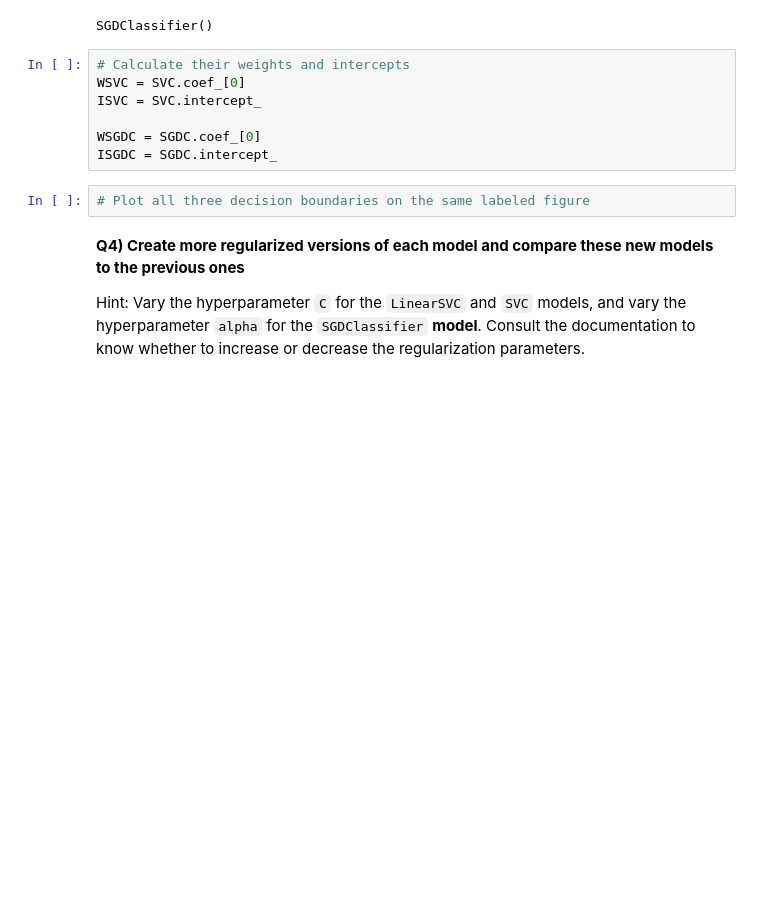
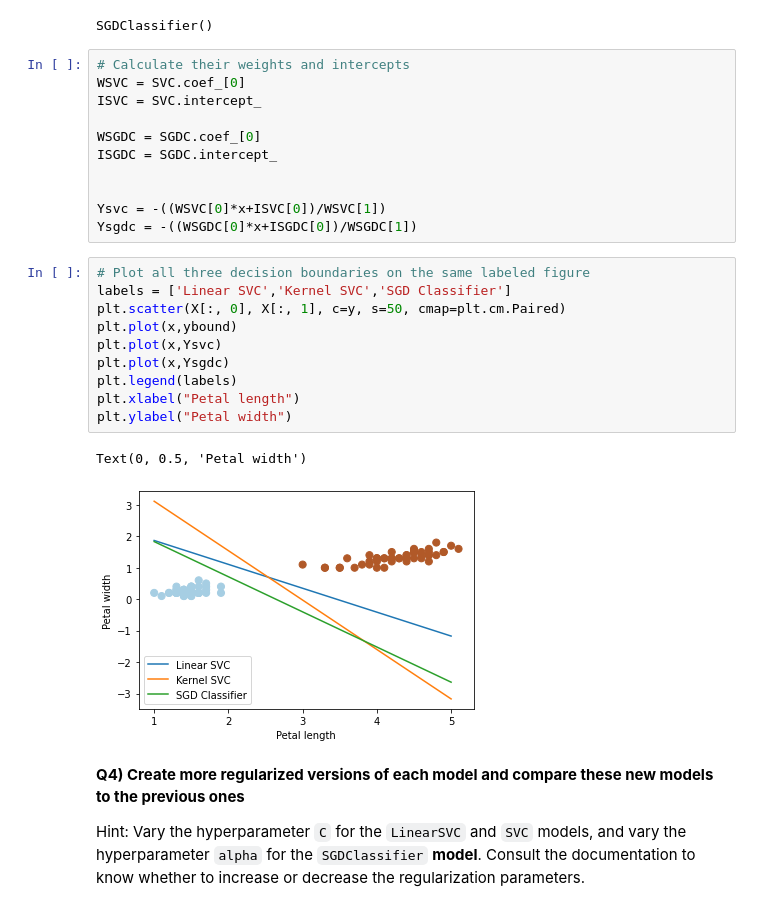
Before and after one commit to JerKeller/2022_ML_Earth_Env_Sci, a Jupyter notebook: S3_1_SVM.ipynb, the cells around one changed output. Drawn from its saved outputs; the diff is of its cells as text; blank space fills up the shorter version.

```diff
--- a/S3_1_SVM.ipynb
+++ b/S3_1_SVM.ipynb
@@ -125,8 +122,23 @@ ISVC = SVC.intercept_
 
 WSGDC = SGDC.coef_[0]
 ISGDC = SGDC.intercept_
+
+
+Ysvc = -((WSVC[0]*x+ISVC[0])/WSVC[1])
+Ysgdc = -((WSGDC[0]*x+ISGDC[0])/WSGDC[1])
-# %%
-# Plot all three decision boundaries on the same labeled figure
+# %%
+# Plot all three decision boundaries on the same labeled figure
+labels = ['Linear SVC','Kernel SVC','SGD Classifier']
+plt.scatter(X[:, 0], X[:, 1], c=y, s=50, cmap=plt.cm.Paired)
+plt.plot(x,ybound)
+plt.plot(x,Ysvc)
+plt.plot(x,Ysgdc)
+plt.legend(labels)
+plt.xlabel("Petal length")
+plt.ylabel("Petal width")
+# %% [output]
+Text(0, 0.5, 'Petal width')
+[figure, added]
 # %% [markdown]
 **Q4) Create more regularized versions of each model and compare these new models to the previous ones**
 
```
Also changed, not shown: parts of 3 cells of this notebook.
